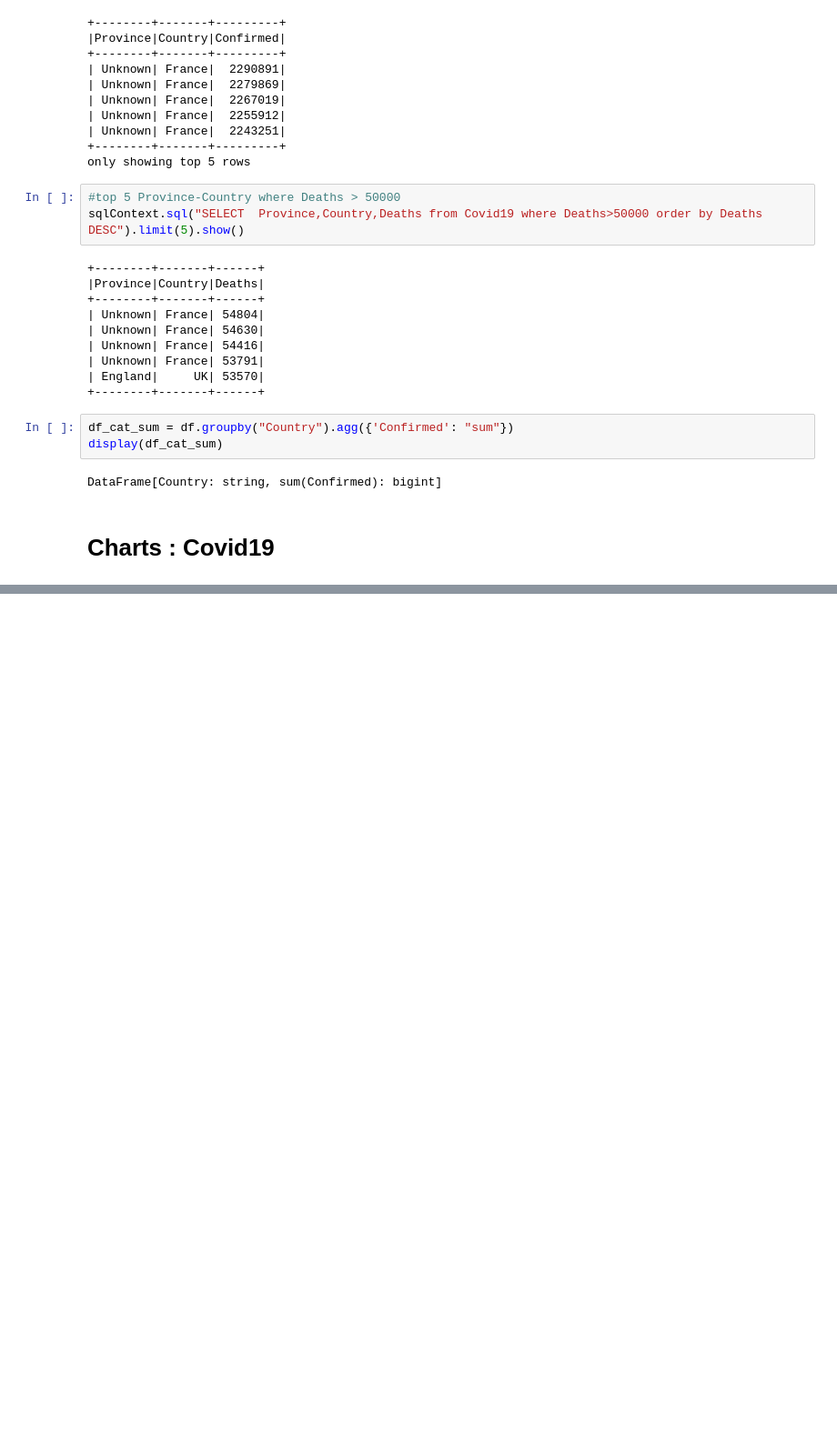
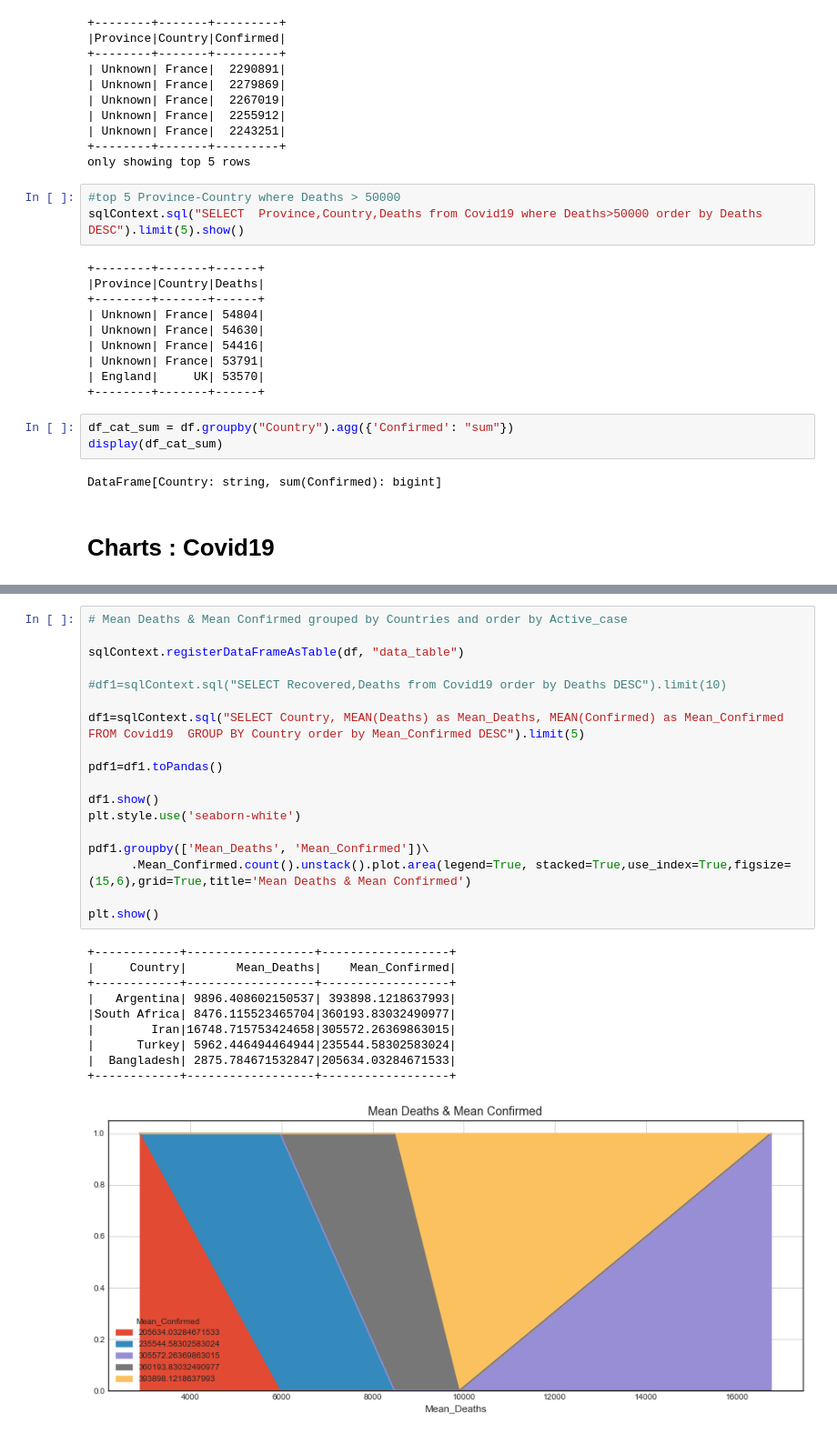
Before and after one commit to hachemwasli/SUAS-Project-Apache-Spark, a Jupyter notebook: covid19_Spark.ipynb, the cells around one changed output, grey strips where cells are left out. Shown at 91% size. Saved outputs shown, nothing was run; the diff lists cells and outputs as text; blank space fills up the shorter version.

```diff
--- a/covid19_Spark.ipynb
+++ b/covid19_Spark.ipynb
@@ -452,3 +452,32 @@ plt.show()
+# %%
+# Mean Deaths & Mean Confirmed grouped by Countries and order by Active_case
+
+sqlContext.registerDataFrameAsTable(df, "data_table")
+
+#df1=sqlContext.sql("SELECT Recovered,Deaths from Covid19 order by Deaths DESC").limit(10)
+
+df1=sqlContext.sql("SELECT Country, MEAN(Deaths) as Mean_Deaths, MEAN(Confirmed) as Mean_Confirmed FROM Covid19  GROUP BY Country order by Mean_Confirmed DESC").limit(5)
+
+pdf1=df1.toPandas()
+
+df1.show()
+plt.style.use('seaborn-white')
+
+pdf1.groupby(['Mean_Deaths', 'Mean_Confirmed'])\
+      .Mean_Confirmed.count().unstack().plot.area(legend=True, stacked=True,use_index=True,figsize=(15,6),grid=True,title='Mean Deaths & Mean Confirmed')
+
+plt.show()
+# %% [output]
++------------+------------------+------------------+
+|     Country|       Mean_Deaths|    Mean_Confirmed|
++------------+------------------+------------------+
+|   Argentina| 9896.408602150537| 393898.1218637993|
+|South Africa| 8476.115523465704|360193.83032490977|
+|        Iran|16748.715753424658|305572.26369863015|
+|      Turkey| 5962.446494464944|235544.58302583024|
+|  Bangladesh| 2875.784671532847|205634.03284671533|
++------------+------------------+------------------+
+[figure, added]
 # %%
 # Total Confirmed Cases grouped by Countries and order by Active_case
 
```
Also changed, not shown: parts of 3 cells of this notebook.
